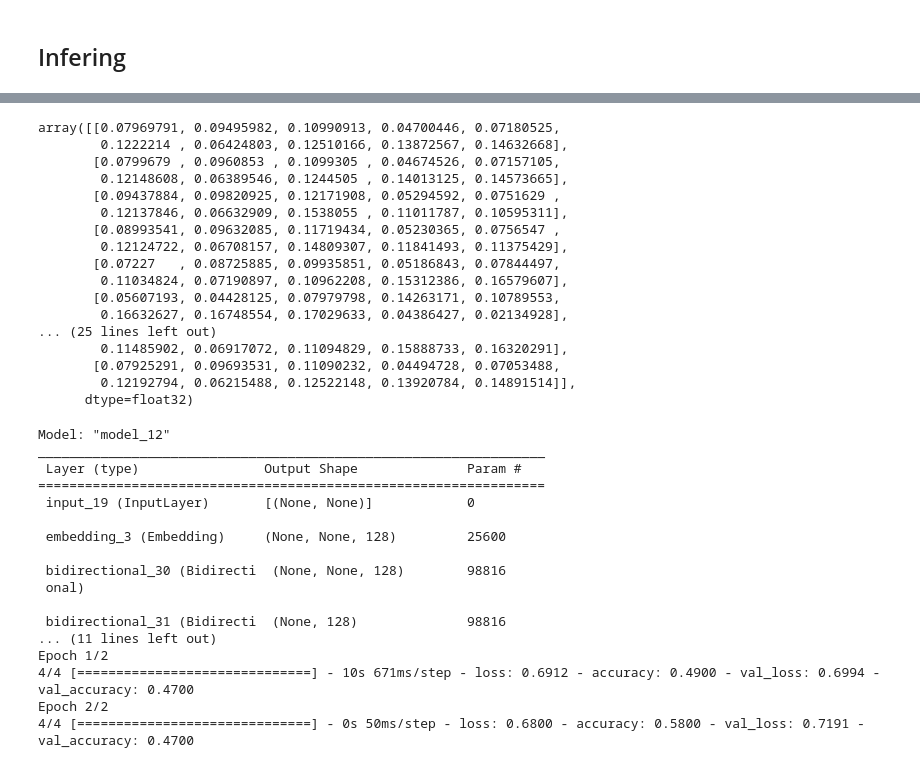
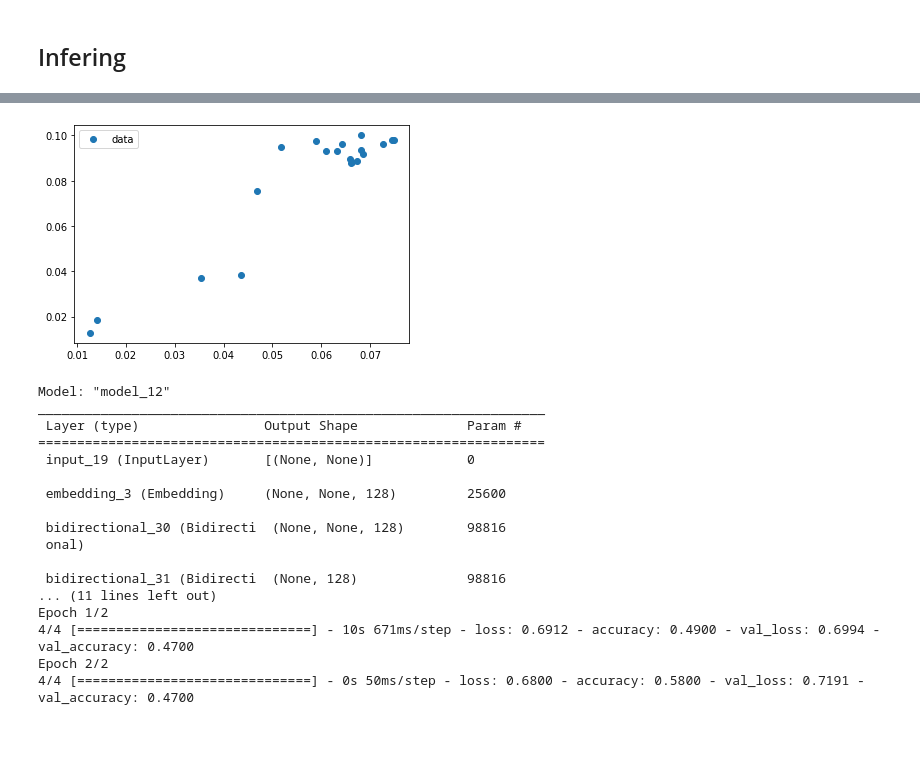
Before and after one commit to lifesboy/selks-lstm-data, a Jupyter notebook: SELKS_LSTM_Anomaly_model.ipynb, the cells around one changed output, grey strips where cells are left out. Drawn from its saved outputs; the diff is of its cells as text; code cells hidden in the pictures; blank space fills up the shorter version.

```diff
--- a/SELKS_LSTM_Anomaly_model.ipynb
+++ b/SELKS_LSTM_Anomaly_model.ipynb
@@ -1319,5 +1319,5 @@ Epoch 20/20
 
 result=model1.predict(CX_predict)
 
-result
+show_scattered(result)
 # %% [output]
@@ -1325,20 +1325,4 @@ result
-array([[0.07969791, 0.09495982, 0.10990913, 0.04700446, 0.07180525,
-        0.1222214 , 0.06424803, 0.12510166, 0.13872567, 0.14632668],
-       [0.0799679 , 0.0960853 , 0.1099305 , 0.04674526, 0.07157105,
-        0.12148608, 0.06389546, 0.1244505 , 0.14013125, 0.14573665],
-       [0.09437884, 0.09820925, 0.12171908, 0.05294592, 0.0751629 ,
-        0.12137846, 0.06632909, 0.1538055 , 0.11011787, 0.10595311],
-       [0.08993541, 0.09632085, 0.11719434, 0.05230365, 0.0756547 ,
-        0.12124722, 0.06708157, 0.14809307, 0.11841493, 0.11375429],
-       [0.07227   , 0.08725885, 0.09935851, 0.05186843, 0.07844497,
-        0.11034824, 0.07190897, 0.10962208, 0.15312386, 0.16579607],
-       [0.05607193, 0.04428125, 0.07979798, 0.14263171, 0.10789553,
-        0.16632627, 0.16748554, 0.17029633, 0.04386427, 0.02134928],
-... (25 lines left out)
-        0.11485902, 0.06917072, 0.11094829, 0.15888733, 0.16320291],
-       [0.07925291, 0.09693531, 0.11090232, 0.04494728, 0.07053488,
-        0.12192794, 0.06215488, 0.12522148, 0.13920784, 0.14891514]],
-      dtype=float32)
+[figure, added]
 # %%
 #@title Draft
 
```
Also changed, not shown: parts of 3 cells of this notebook.
